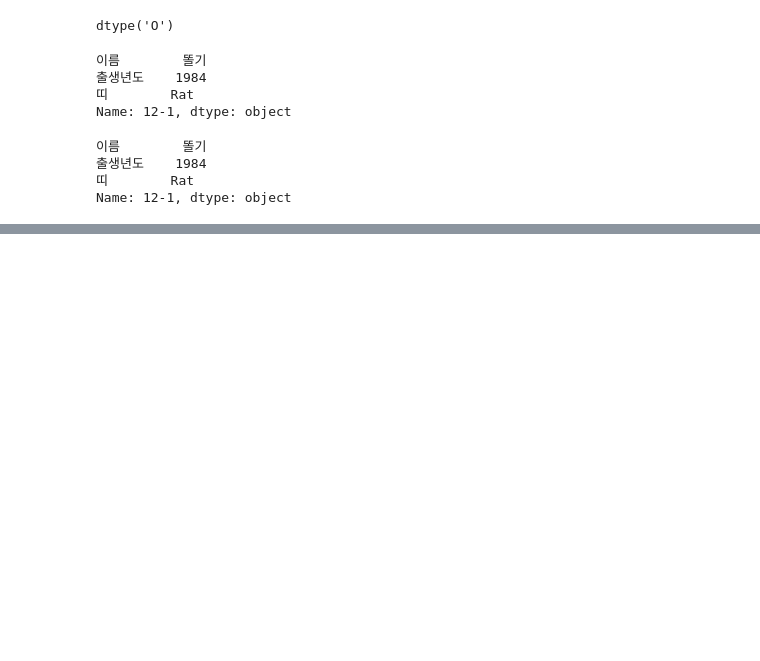
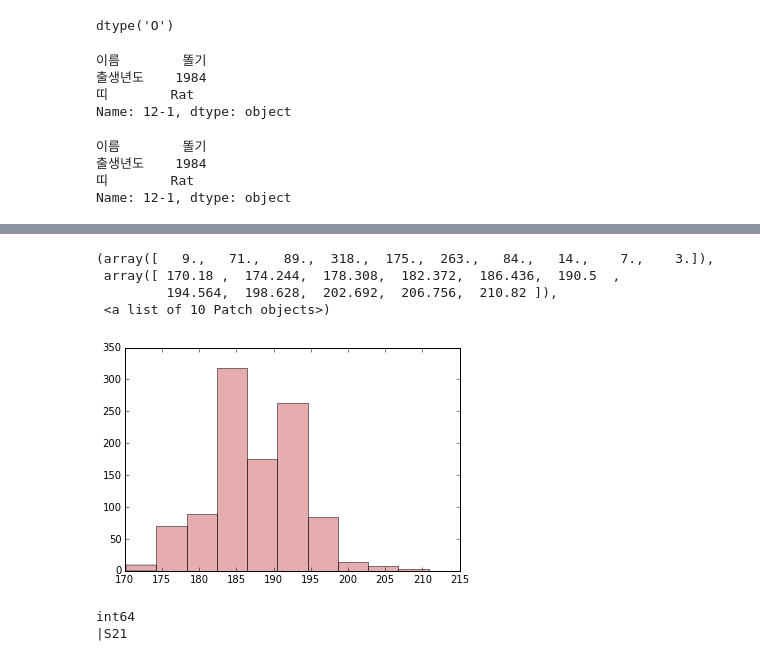
Before and after one commit to LyuGGang/python-data-analytics-lecture, a Jupyter notebook: 강의자료/6_pandas.ipynb, the cells around one changed output, grey strips where cells are left out. Cells and saved outputs as stored; diff of their text form; code cells hidden in the pictures; blank space fills up the shorter version.

```diff
--- a/강의자료/6_pandas.ipynb
+++ b/강의자료/6_pandas.ipynb
@@ -309,0 +472,4 @@ Name: 12-1, dtype: object
+# %%
+m_heights = cm_heights*0.01
+# %%
+bmi = cal_bmi(kg_weights, m_heights)
@@ -309,0 +552,4 @@ Name: 12-1, dtype: object
+# %%
+# bmi까지 넣어 3차 행렬을 만들어봅시다.
+np_baseball_with_bmi = np.array([kg_weights, cm_heights, bmi])
+np_baseball_with_bmi = np_baseball_with_bmi.T
@@ -309,0 +571,2 @@ Name: 12-1, dtype: object
+# %%
+no_nan_data = np_baseball_with_bmi[~np.isnan(np_baseball_with_bmi[:,0])]
@@ -310,3 +604,21 @@ Name: 12-1, dtype: object
+# %%
+# histogram 그리기
+# print plt.hist.__doc__
+plt.hist(no_nan_data[:,1], color='indianred', alpha=0.5)
+# %% [output]
+(array([   9.,   71.,   89.,  318.,  175.,  263.,   84.,   14.,    7.,    3.]),
+ array([ 170.18 ,  174.244,  178.308,  182.372,  186.436,  190.5  ,
+         194.564,  198.628,  202.692,  206.756,  210.82 ]),
+ <a list of 10 Patch objects>)
+[figure, added]
+# %%
+# 사실 mean, sum, sort와 같은 함수들은 파이썬 list에도 있습니다. 다만 차이는 속도!
+# numpy에서는 single data type을 사용하기에 속도가 굉장히 빠르다고 합니다.
+print np.array([1,2,3]).dtype
+print np.array([1,2,'3']).dtype
+# %% [output]
+int64
+|S21
 # %% [markdown]
 # 읽을거리
 
```
Also changed, not shown: parts of 60 cells of this notebook.
